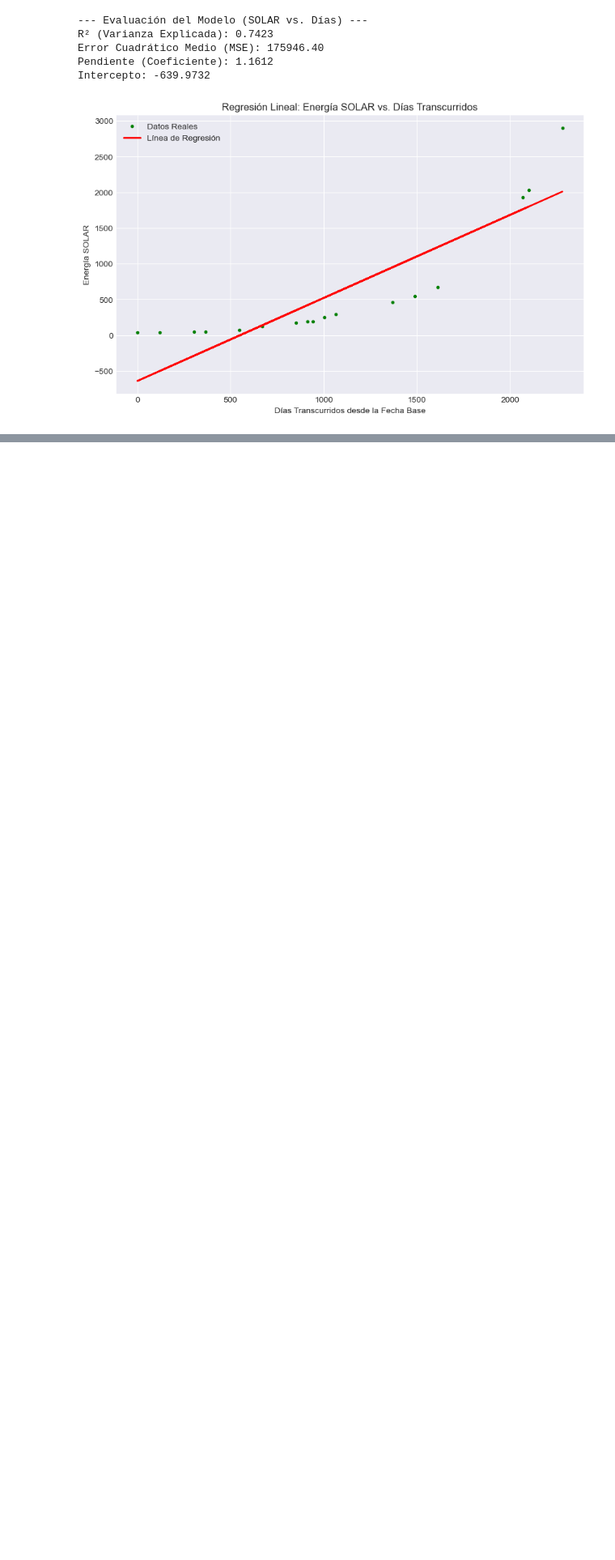
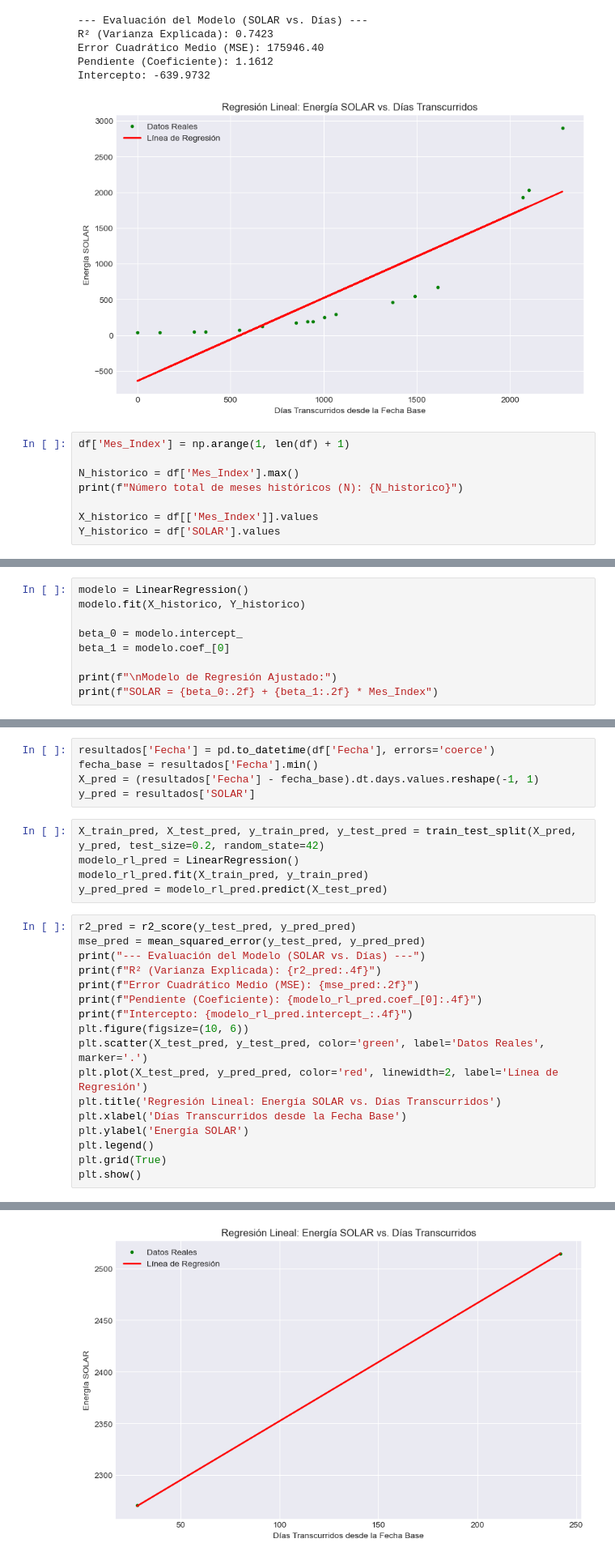
Before and after one commit to jhavierc/proyecto-I-innovacion-tecnologica-IA, a Jupyter notebook: entrega 2/src/models/1_linear_regression.ipynb, the cells around one changed output, grey strips where cells are left out. Shown: that part at 81% size. Cells and saved outputs as stored; diff of their text form; blank space fills up the shorter version.

Commit message:
Se adiciona predicción a la regresión lineal

```diff
--- a/entrega 2/src/models/1_linear_regression.ipynb
+++ b/entrega 2/src/models/1_linear_regression.ipynb
@@ -70,3 +70,11 @@ Error Cuadrático Medio (MSE): 175946.40
 Pendiente (Coeficiente): 1.1612
 Intercepto: -639.9732
 [figure]
+# %%
+df['Mes_Index'] = np.arange(1, len(df) + 1)
+
+N_historico = df['Mes_Index'].max()
+print(f"Número total de meses históricos (N): {N_historico}")
+
+X_historico = df[['Mes_Index']].values
+Y_historico = df['SOLAR'].values
@@ -72,0 +83,9 @@ Intercepto: -639.9732
+# %%
+modelo = LinearRegression()
+modelo.fit(X_historico, Y_historico)
+
+beta_0 = modelo.intercept_
+beta_1 = modelo.coef_[0]
+
+print(f"\nModelo de Regresión Ajustado:")
+print(f"SOLAR = {beta_0:.2f} + {beta_1:.2f} * Mes_Index")
@@ -72,0 +132,28 @@ Intercepto: -639.9732
+# %%
+resultados['Fecha'] = pd.to_datetime(df['Fecha'], errors='coerce')
+fecha_base = resultados['Fecha'].min()
+X_pred = (resultados['Fecha'] - fecha_base).dt.days.values.reshape(-1, 1)
+y_pred = resultados['SOLAR']
+# %%
+X_train_pred, X_test_pred, y_train_pred, y_test_pred = train_test_split(X_pred, y_pred, test_size=0.2, random_state=42)
+modelo_rl_pred = LinearRegression()
+modelo_rl_pred.fit(X_train_pred, y_train_pred)
+y_pred_pred = modelo_rl_pred.predict(X_test_pred)
+# %%
+r2_pred = r2_score(y_test_pred, y_pred_pred)
+mse_pred = mean_squared_error(y_test_pred, y_pred_pred)
+print("--- Evaluación del Modelo (SOLAR vs. Días) ---")
+print(f"R² (Varianza Explicada): {r2_pred:.4f}")
+print(f"Error Cuadrático Medio (MSE): {mse_pred:.2f}")
+print(f"Pendiente (Coeficiente): {modelo_rl_pred.coef_[0]:.4f}")
+print(f"Intercepto: {modelo_rl_pred.intercept_:.4f}")
+plt.figure(figsize=(10, 6))
+plt.scatter(X_test_pred, y_test_pred, color='green', label='Datos Reales', marker='.')
+plt.plot(X_test_pred, y_pred_pred, color='red', linewidth=2, label='Línea de Regresión')
+plt.title('Regresión Lineal: Energía SOLAR vs. Días Transcurridos')
+plt.xlabel('Días Transcurridos desde la Fecha Base')
+plt.ylabel('Energía SOLAR')
+plt.legend()
+plt.grid(True)
+plt.show()
+# %% [output]
@@ -72,0 +165 @@ Intercepto: -639.9732
+[figure, added]
```
Also changed, not shown: parts of 4 cells of this notebook.
